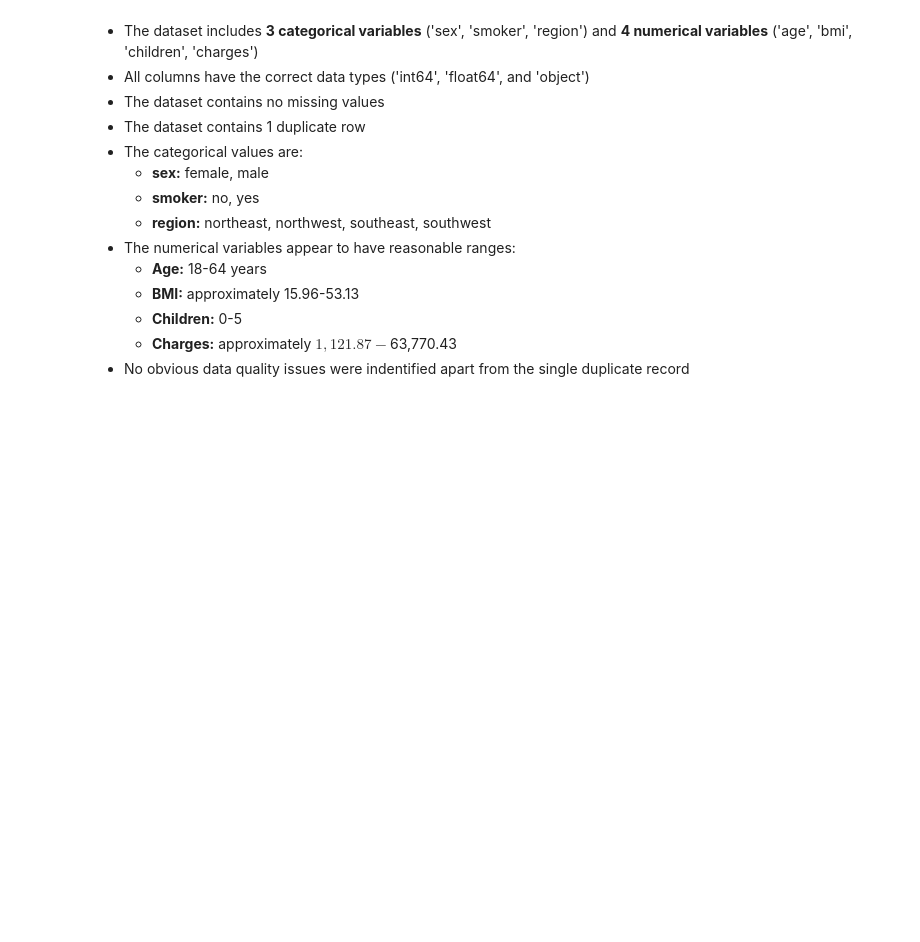
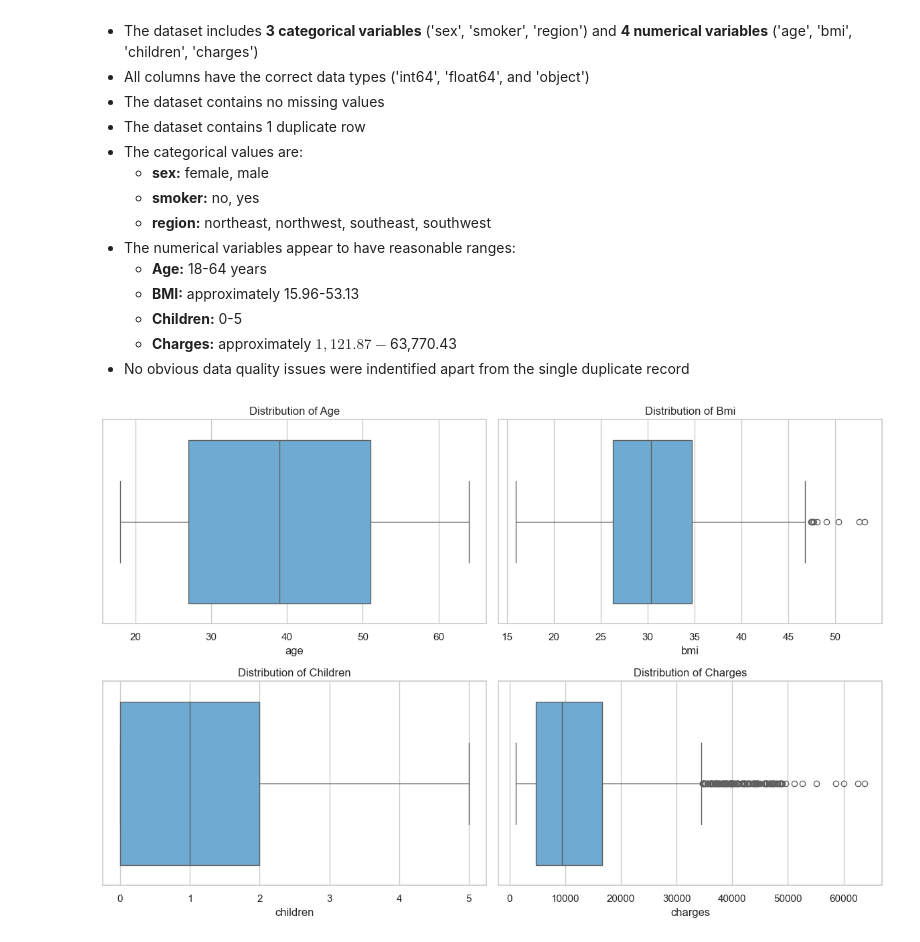
Before and after one commit to Ellusive89/Healthcare-Insurance-Cost-Analysis, a Jupyter notebook: jupyter_notebooks/Data_Collection_and_Cleaning.ipynb, the cells around one changed output. Drawn from its saved outputs; the diff is of its cells as text; code cells hidden in the pictures; blank space fills up the shorter version.

```diff
--- a/jupyter_notebooks/Data_Collection_and_Cleaning.ipynb
+++ b/jupyter_notebooks/Data_Collection_and_Cleaning.ipynb
@@ -157,3 +156,44 @@ region: ['northeast', 'northwest', 'southeast', 'southwest']
     - **Children:** 0-5
     - **Charges:** approximately $1,121.87-$63,770.43
 - No obvious data quality issues were indentified apart from the single duplicate record
+# %%
+import matplotlib.pyplot as plt
+import seaborn as sns
+
+sns.set_theme(
+    style="whitegrid",
+    palette="colorblind"
+)
+
+numerical_columns = [
+    "age",
+    "bmi",
+    "children",
+    "charges"
+]
+
+fig, axes = plt.subplots(
+    2,
+    2,
+    figsize=(12, 8)
+)
+
+for column, axis in zip(
+    numerical_columns,
+    axes.flatten()
+):
+    sns.boxplot(
+        data=insurance_raw,
+        x=column,
+        color="#5DADE2",
+        ax=axis
+    )
+
+    axis.set_title(
+        f"Distribution of {column.title()}"
+    )
+
+plt.tight_layout()
+plt.show()
+# %% [output]
+[figure, added]
```
Also changed, not shown: parts of 13 cells of this notebook.
